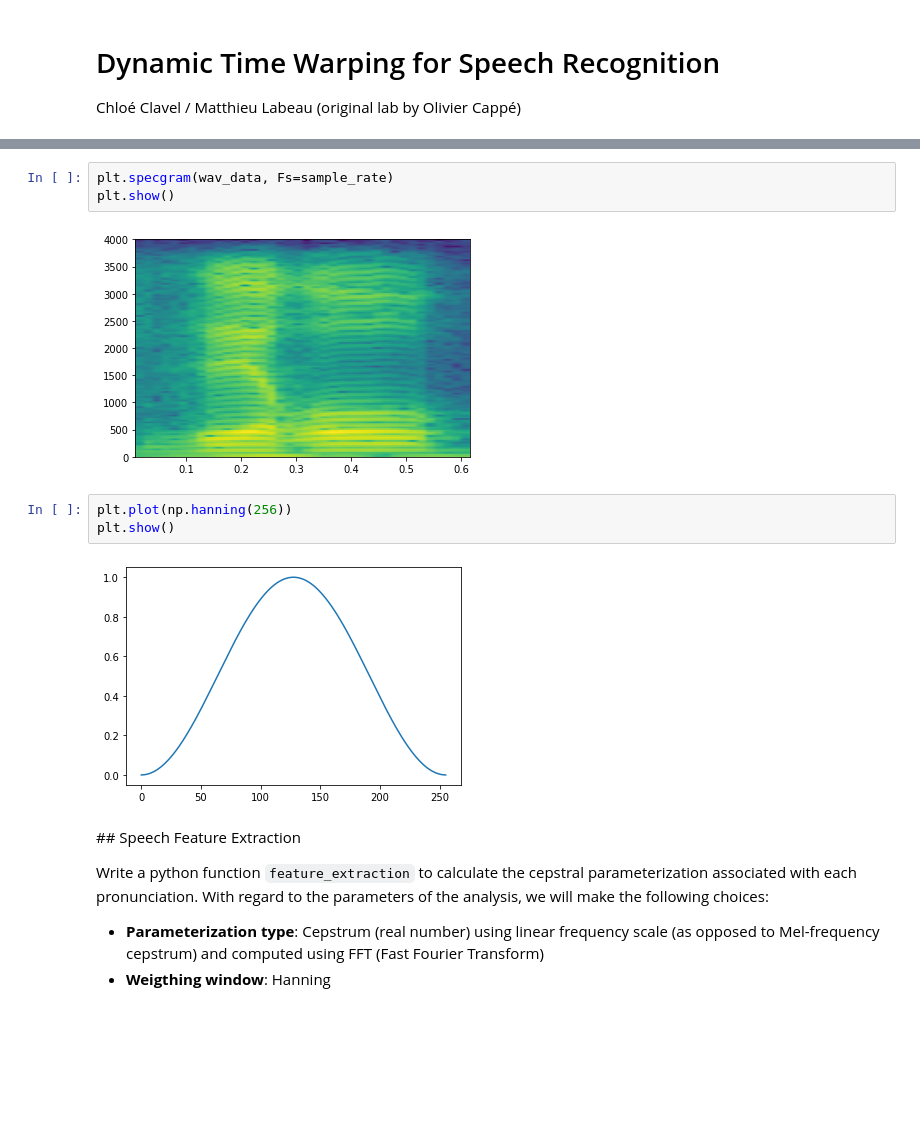
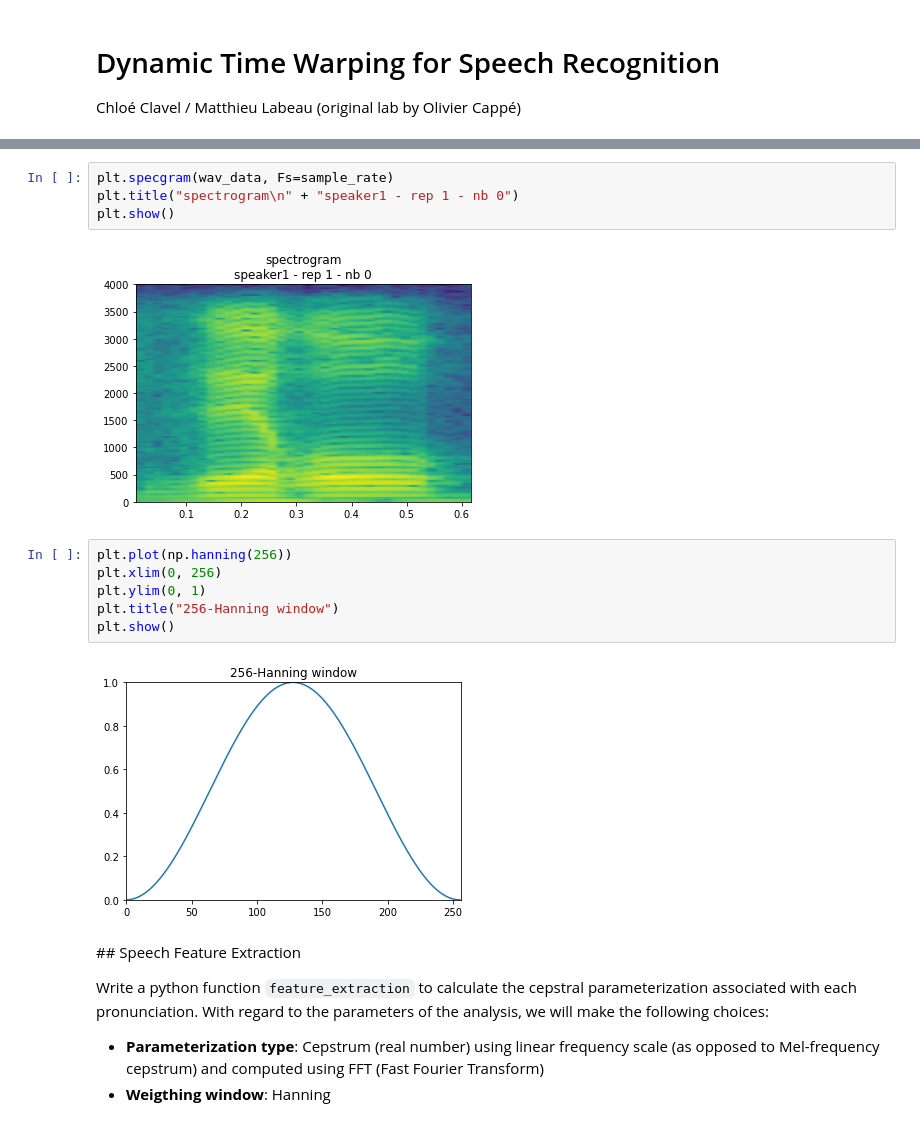
Before and after one commit to littlebuzzybee/TSIA206-TP2, a Jupyter notebook: TP - Dynamic Time Warping for Speech Recognition.ipynb, the cells around one changed output, grey strips where cells are left out. Cells and saved outputs as stored; diff of their text form; blank space fills up the shorter version.

```diff
--- a/TP - Dynamic Time Warping for Speech Recognition.ipynb
+++ b/TP - Dynamic Time Warping for Speech Recognition.ipynb
@@ -30,13 +30,17 @@ plt.show()
 # %%
 plt.specgram(wav_data, Fs=sample_rate)
+plt.title("spectrogram\n" + "speaker1 - rep 1 - nb 0")
 plt.show()
 # %% [output]
-[figure, old version]
+[figure, new version]
 # %%
 plt.plot(np.hanning(256))
+plt.xlim(0, 256)
+plt.ylim(0, 1)
+plt.title("256-Hanning window")
 plt.show()
 # %% [output]
-[figure, old version]
+[figure, new version]
 # %% [markdown]
 ## Speech Feature Extraction
 
```
Also changed, not shown: parts of 61 cells of this notebook.
